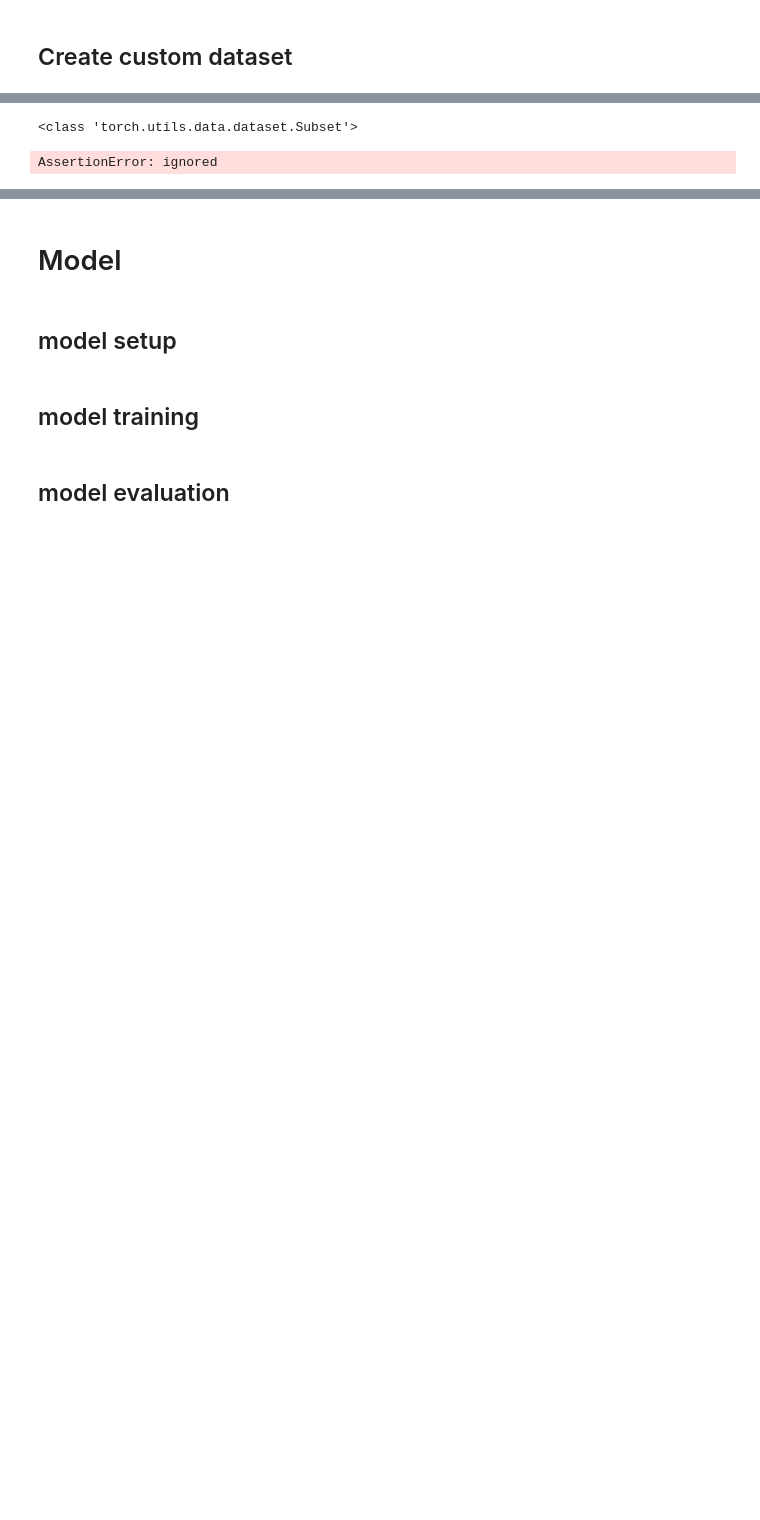
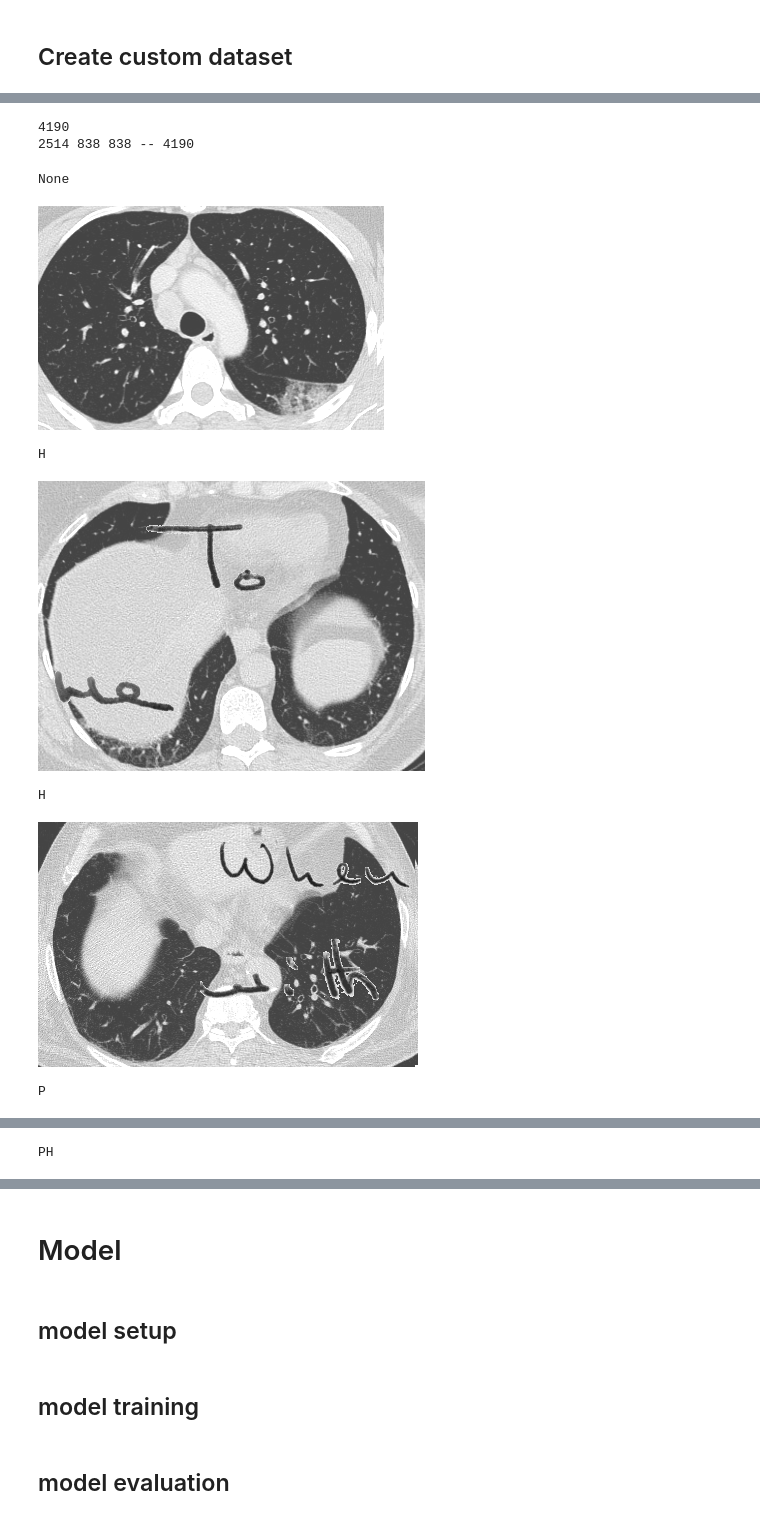
Before and after one commit to akash02ita/CPSC-599.6-DL-for-Vision, a Jupyter notebook: proj/Classifier.ipynb, the cells around one changed output, grey strips where cells are left out. Saved outputs shown, nothing was run; the diff lists cells and outputs as text; code cells hidden in the pictures; blank space fills up the shorter version.

```diff
--- a/proj/Classifier.ipynb
+++ b/proj/Classifier.ipynb
@@ -209,21 +190,36 @@ mv: cannot stat 'COVID': No such file or directory
-# %%
-# in custom dataset assertion error is caused by fact that random_split creates new instance type
-print(type(train_printed))
-train_customdataset = CustomDataset("original_images", train_printed, train_handwritten)
-val_customdataset = CustomDataset("original_images", val_printed, val_handwritten)
-test_customdataset = CustomDataset("original_images", test_printed, test_handwritten)
-
-# easy and better solution
-"""
-pass whole text dataset and handwritten dataset to customdataset
-
-then use randomsplit after it
-
-not only it is easier and avoid assertion error but it is also better:
-- custom dataset, may generate of whatever length
-- in the previous case it would (if assertion error does not occur) length rations between train, val, test are thus 'undeterministic'
-- it allows to mantain ration of lengths between train, val, test, if it splitted at the end stage
-"""
-# %% [output]
-<class 'torch.utils.data.dataset.Subset'>
-AssertionError: ignored
+# %%
+# in custom dataset assertion error is caused by fact that random_split creates new instance type
+dataset = CustomDataset("original_images", printed_textdataset, handwritten_textdataset, labelmode="texttype")
+train_size = int(0.6 * len(dataset))
+val_size = int(0.2 * len(dataset))
+test_size = len(dataset) - train_size - val_size
+
+train_dataset, val_dataset, test_dataset = random_split(dataset, [train_size, val_size, test_size])
+print(len(dataset))
+print(len(train_dataset),len(val_dataset),len(test_dataset), "--", sum([len(train_dataset),len(val_dataset),len(test_dataset)]))
+# %% [output]
+4190
+2514 838 838 -- 4190
+# %%
+print(dataset[0][1])
+dataset[0][0].show()
+
+print(train_dataset[0][1])
+train_dataset[0][0].show()
+
+print(val_dataset[0][1])
+val_dataset[0][0].show()
+
+print(test_dataset[0][1])
+test_dataset[0][0].show()
+
+print(test_dataset[57][1])
+test_dataset[57][0].show()
+# %% [output]
+None
+[figure, added]
+H
+[figure, added]
+H
+[figure, added]
+P
@@ -229,0 +227 @@ AssertionError: ignored
+PH
```
Also changed, not shown: parts of 8 cells of this notebook.
